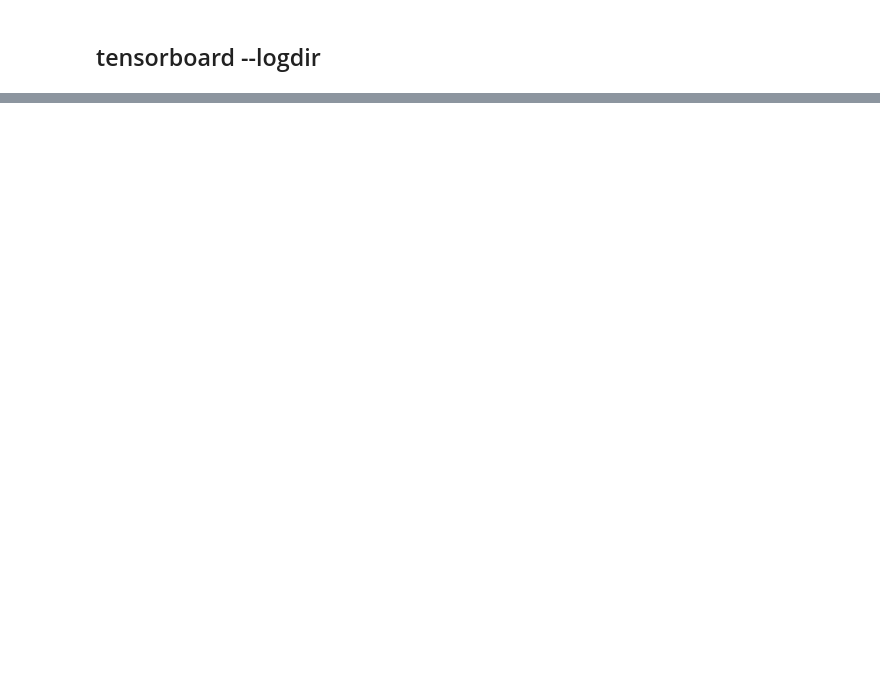
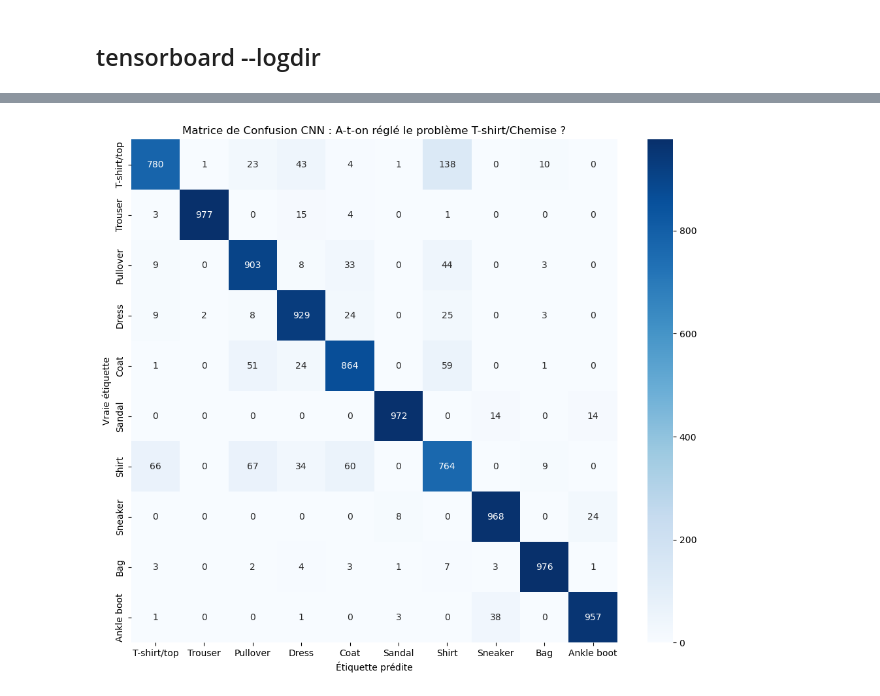
Before and after one commit to Ramcy-cloud/Fashion_MNIST_Project, a Jupyter notebook: Mini_projet_AML.ipynb, the cells around one changed output, grey strips where cells are left out. Drawn from its saved outputs; the diff is of its cells as text; code cells hidden in the pictures; blank space fills up the shorter version.

Commit message:
Ajout de la Partie 2 (Architecture CNN) et mise à jour du README : Précision améliorée à 91%.

```diff
--- a/Mini_projet_AML.ipynb
+++ b/Mini_projet_AML.ipynb
@@ -179,0 +174,9 @@ plt.show()
+# %%
+
+
+# 1. On redimensionne les images pour le CNN : (N_images, 28, 28, 1)
+# Le '1' signifie "Niveaux de gris" (Grayscale)
+X_train_cnn = x_train.reshape(-1, 28, 28, 1)
+X_test_cnn = x_test.reshape(-1, 28, 28, 1)
+
+print(f"Nouvelle forme pour le CNN : {X_train_cnn.shape}")
@@ -179,0 +239,8 @@ plt.show()
+# %%
+# Entraînement sur 10 époques (comme le précédent)
+history_cnn = model_cnn.fit(X_train_cnn, y_train, epochs=10,
+                            validation_data=(X_test_cnn, y_test))
+
+# Évaluation finale
+test_loss, test_acc = model_cnn.evaluate(X_test_cnn,  y_test, verbose=2)
+print(f"\nPrécision finale du CNN : {test_acc*100:.2f}%")
@@ -179,0 +265,30 @@ plt.show()
+# %%
+import numpy as np
+import matplotlib.pyplot as plt
+import seaborn as sns
+from sklearn.metrics import confusion_matrix
+
+# --- ADAPTATION POUR LE CNN ---
+# On utilise 'model_cnn' et les données 'X_test_cnn'
+y_prob_cnn = model_cnn.predict(X_test_cnn)
+y_pred_cnn = np.argmax(y_prob_cnn, axis=1)
+y_true = np.argmax(y_test, axis=1)
+# ------------------------------
+
+# Définition des noms des classes
+class_names = ['T-shirt/top', 'Trouser', 'Pullover', 'Dress', 'Coat',
+               'Sandal', 'Shirt', 'Sneaker', 'Bag', 'Ankle boot']
+
+# Calculer la matrice de confusion
+cm = confusion_matrix(y_true, y_pred_cnn)
+
+# Afficher le graphique "Heatmap"
+plt.figure(figsize=(12, 10))
+sns.heatmap(cm, annot=True, fmt='d', cmap='Blues',
+            xticklabels=class_names,
+            yticklabels=class_names)
+plt.title('Matrice de Confusion CNN : A-t-on réglé le problème T-shirt/Chemise ?')
+plt.ylabel('Vraie étiquette')
+plt.xlabel('Étiquette prédite')
+plt.show()
+# %% [output]
@@ -179,0 +296 @@ plt.show()
+[figure, added]
```
Also changed, not shown: parts of 8 cells of this notebook, 2 other files.
